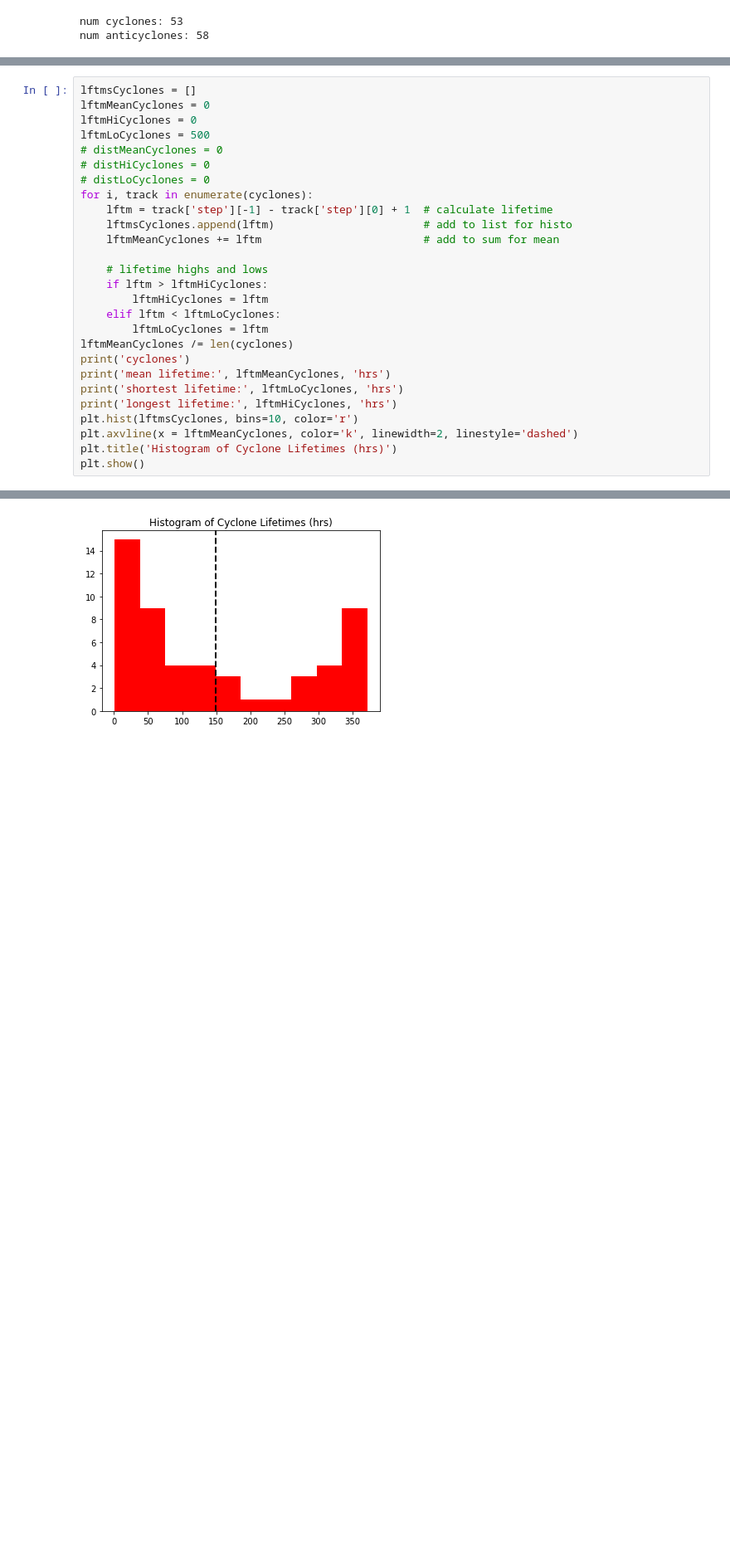
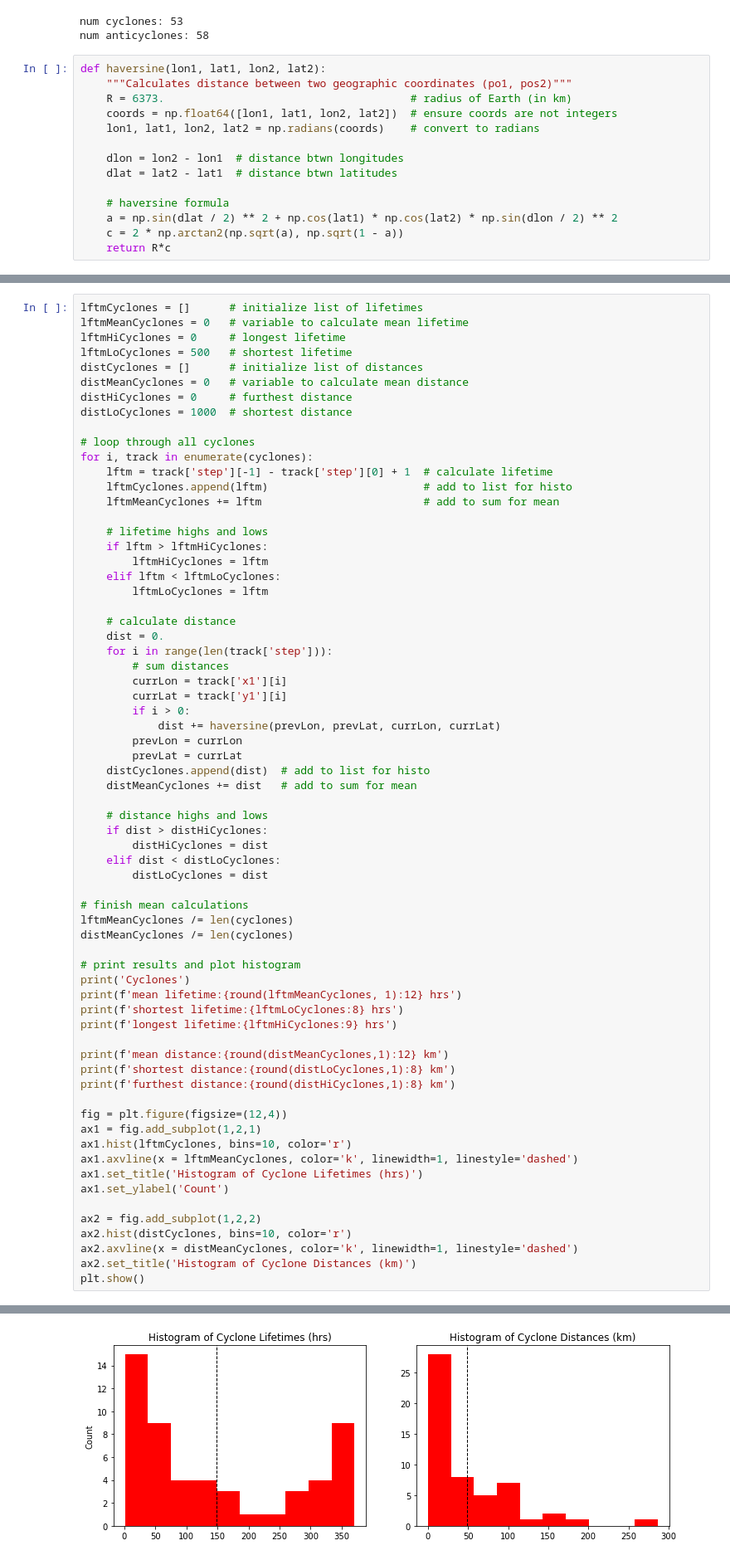
Before and after one commit to mclaret/JISAOinternship, a Jupyter notebook: notebooks/mark/eddy_statistics.ipynb, the cells around one changed output, grey strips where cells are left out. Shown at 83% size. Drawn from its saved outputs; the diff is of its cells as text; blank space fills up the shorter version.

Commit message:
distance stats

```diff
--- a/notebooks/mark/eddy_statistics.ipynb
+++ b/notebooks/mark/eddy_statistics.ipynb
@@ -56,3 +56,17 @@ print('num anticyclones:', len(anticyclones))
 # %% [output]
 num cyclones: 53
 num anticyclones: 58
+# %%
+def haversine(lon1, lat1, lon2, lat2):
+    """Calculates distance between two geographic coordinates (po1, pos2)"""
+    R = 6373.                                      # radius of Earth (in km)
+    coords = np.float64([lon1, lat1, lon2, lat2])  # ensure coords are not integers
+    lon1, lat1, lon2, lat2 = np.radians(coords)    # convert to radians
+
+    dlon = lon2 - lon1  # distance btwn longitudes
+    dlat = lat2 - lat1  # distance btwn latitudes
+
+    # haversine formula
+    a = np.sin(dlat / 2) ** 2 + np.cos(lat1) * np.cos(lat2) * np.sin(dlon / 2) ** 2
+    c = 2 * np.arctan2(np.sqrt(a), np.sqrt(1 - a))
+    return R*c
@@ -59,14 +149,17 @@ num anticyclones: 58
 # %%
-lftmsCyclones = []
-lftmMeanCyclones = 0
-lftmHiCyclones = 0
-lftmLoCyclones = 500
-# distMeanCyclones = 0
-# distHiCyclones = 0
-# distLoCyclones = 0
+lftmCyclones = []      # initialize list of lifetimes
+lftmMeanCyclones = 0   # variable to calculate mean lifetime
+lftmHiCyclones = 0     # longest lifetime
+lftmLoCyclones = 500   # shortest lifetime
+distCyclones = []      # initialize list of distances
+distMeanCyclones = 0   # variable to calculate mean distance
+distHiCyclones = 0     # furthest distance
+distLoCyclones = 1000  # shortest distance
+
+# loop through all cyclones
 for i, track in enumerate(cyclones):
     lftm = track['step'][-1] - track['step'][0] + 1  # calculate lifetime
-    lftmsCyclones.append(lftm)                       # add to list for histo
+    lftmCyclones.append(lftm)                        # add to list for histo
     lftmMeanCyclones += lftm                         # add to sum for mean
 
     # lifetime highs and lows
@@ -74,13 +167,50 @@ for i, track in enumerate(cyclones):
         lftmHiCyclones = lftm
     elif lftm < lftmLoCyclones:
         lftmLoCyclones = lftm
+
+    # calculate distance
+    dist = 0.
+    for i in range(len(track['step'])):
+        # sum distances
+        currLon = track['x1'][i]
+        currLat = track['y1'][i]
+        if i > 0:
+            dist += haversine(prevLon, prevLat, currLon, currLat)
+        prevLon = currLon
+        prevLat = currLat
+    distCyclones.append(dist)  # add to list for histo
+    distMeanCyclones += dist   # add to sum for mean
+
+    # distance highs and lows
+    if dist > distHiCyclones:
+        distHiCyclones = dist
+    elif dist < distLoCyclones:
+        distLoCyclones = dist
+
+# finish mean calculations
 lftmMeanCyclones /= len(cyclones)
-print('cyclones')
-print('mean lifetime:', lftmMeanCyclones, 'hrs')
-print('shortest lifetime:', lftmLoCyclones, 'hrs')
-print('longest lifetime:', lftmHiCyclones, 'hrs')
-plt.hist(lftmsCyclones, bins=10, color='r')
-plt.axvline(x = lftmMeanCyclones, color='k', linewidth=2, linestyle='dashed')
-plt.title('Histogram of Cyclone Lifetimes (hrs)')
+distMeanCyclones /= len(cyclones)
+
+# print results and plot histogram
+print('Cyclones')
+print(f'mean lifetime:{round(lftmMeanCyclones, 1):12} hrs')
+print(f'shortest lifetime:{lftmLoCyclones:8} hrs')
+print(f'longest lifetime:{lftmHiCyclones:9} hrs')
+
+print(f'mean distance:{round(distMeanCyclones,1):12} km')
+print(f'shortest distance:{round(distLoCyclones,1):8} km')
+print(f'furthest distance:{round(distHiCyclones,1):8} km')
+
+fig = plt.figure(figsize=(12,4))
+ax1 = fig.add_subplot(1,2,1)
+ax1.hist(lftmCyclones, bins=10, color='r')
+ax1.axvline(x = lftmMeanCyclones, color='k', linewidth=1, linestyle='dashed')
+ax1.set_title('Histogram of Cyclone Lifetimes (hrs)')
+ax1.set_ylabel('Count')
+
+ax2 = fig.add_subplot(1,2,2)
+ax2.hist(distCyclones, bins=10, color='r')
+ax2.axvline(x = distMeanCyclones, color='k', linewidth=1, linestyle='dashed')
+ax2.set_title('Histogram of Cyclone Distances (km)')
 plt.show()
 # %% [output]
@@ -91 +224 @@ longest lifetime: 371.0 hrs
-[figure, old version]
+[figure, new version]
```
Also changed, not shown: parts of 4 cells of this notebook.
